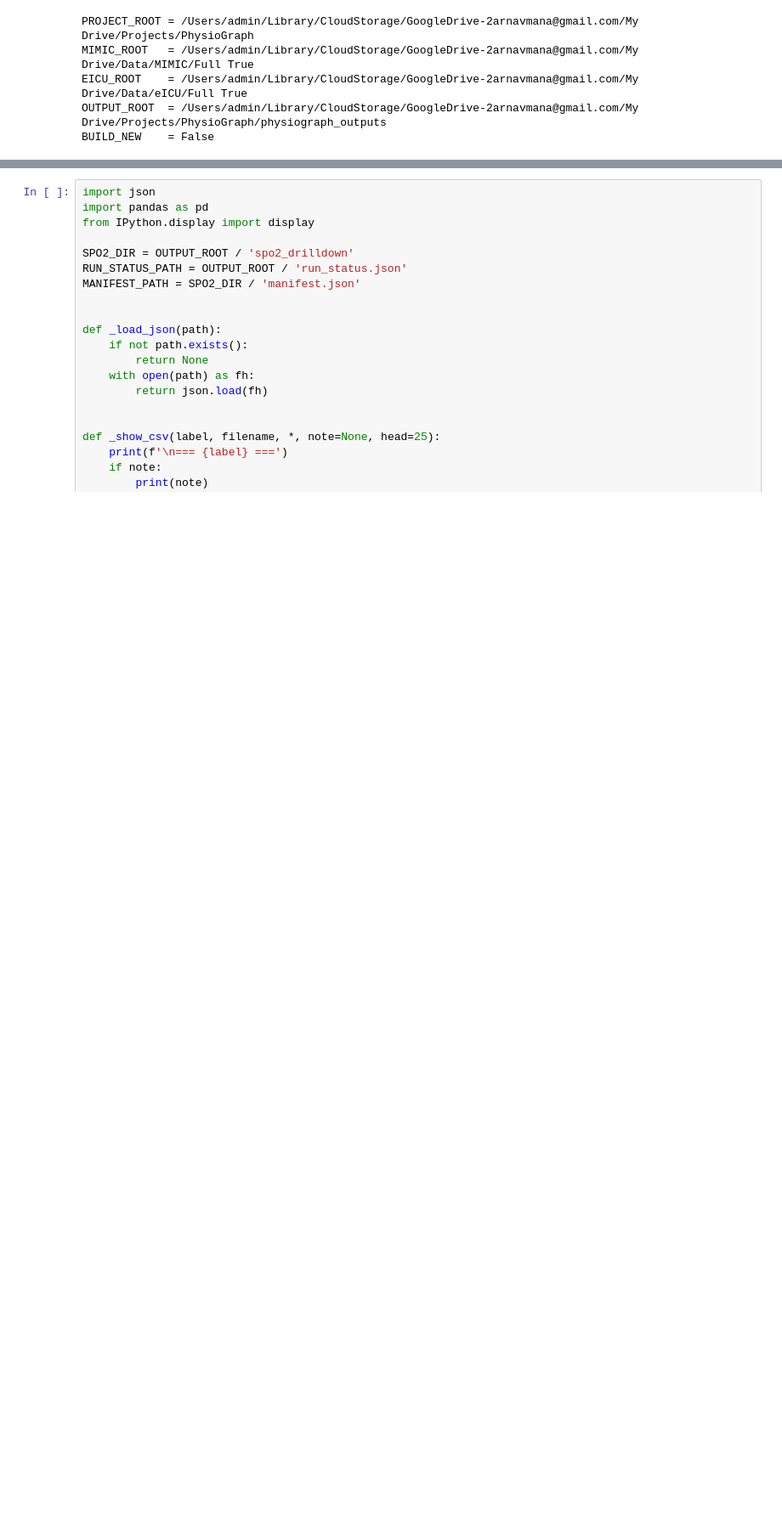
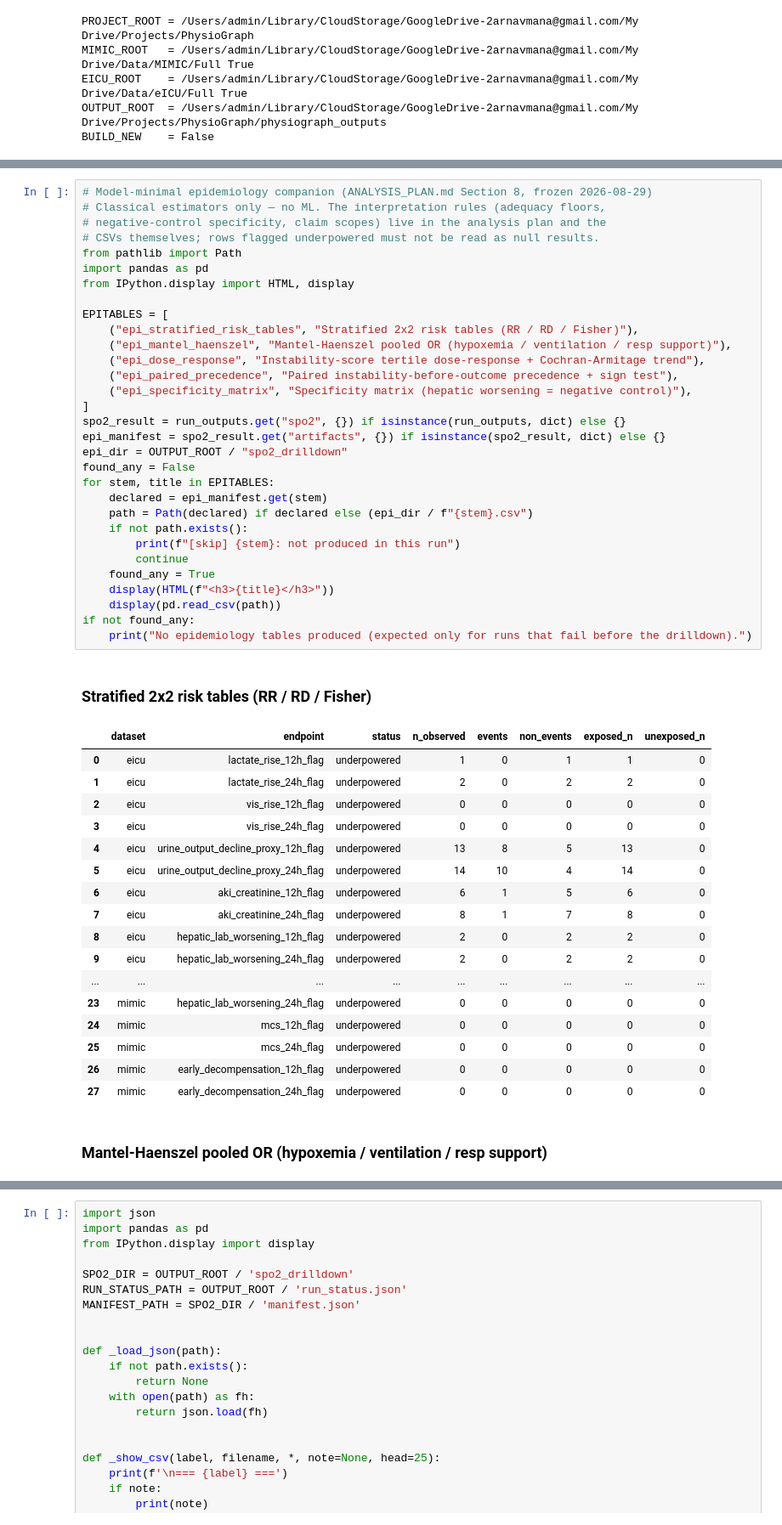
Before and after one commit to random-guy-05/PhysioGraph, a Jupyter notebook: PhysioGraph_Final_Clean.ipynb, the cells around one changed output, grey strips where cells are left out. Shown at 85% size. Drawn from its saved outputs; the diff is of its cells as text; blank space fills up the shorter version.

```diff
--- a/PhysioGraph_Final_Clean.ipynb
+++ b/PhysioGraph_Final_Clean.ipynb
@@ -165,3 +165,54 @@ findfont: Failed to find font weight normal, now using 500.
    'artifact_dir': '/Users/admin/Library/CloudStorage/GoogleDrive-2arnavmana@gmail.com/My Drive/Projects/PhysioGraph/physiograph_outputs/mimic'},
   'eicu': {'status': 'loaded_cached',
    'artifact_dir': '/Users/admin/Library/CloudStorage/GoogleDrive-2arnavmana@gmail.com/My Drive/Projects/PhysioGraph/physiograph_outputs/eicu'}}}
+# %%
+# Model-minimal epidemiology companion (ANALYSIS_PLAN.md Section 8, frozen 2026-08-29)
+# Classical estimators only — no ML. The interpretation rules (adequacy floors,
+# negative-control specificity, claim scopes) live in the analysis plan and the
+# CSVs themselves; rows flagged underpowered must not be read as null results.
+from pathlib import Path
+import pandas as pd
+from IPython.display import HTML, display
+
+EPITABLES = [
+    ("epi_stratified_risk_tables", "Stratified 2x2 risk tables (RR / RD / Fisher)"),
+    ("epi_mantel_haenszel", "Mantel-Haenszel pooled OR (hypoxemia / ventilation / resp support)"),
+    ("epi_dose_response", "Instability-score tertile dose-response + Cochran-Armitage trend"),
+    ("epi_paired_precedence", "Paired instability-before-outcome precedence + sign test"),
+    ("epi_specificity_matrix", "Specificity matrix (hepatic worsening = negative control)"),
+]
+spo2_result = run_outputs.get("spo2", {}) if isinstance(run_outputs, dict) else {}
+epi_manifest = spo2_result.get("artifacts", {}) if isinstance(spo2_result, dict) else {}
+epi_dir = OUTPUT_ROOT / "spo2_drilldown"
+found_any = False
+for stem, title in EPITABLES:
+    declared = epi_manifest.get(stem)
+    path = Path(declared) if declared else (epi_dir / f"{stem}.csv")
+    if not path.exists():
+        print(f"[skip] {stem}: not produced in this run")
+        continue
+    found_any = True
+    display(HTML(f"<h3>{title}</h3>"))
+    display(pd.read_csv(path))
+if not found_any:
+    print("No epidemiology tables produced (expected only for runs that fail before the drilldown).")
+# %% [output]
+Stratified 2x2 risk tables (RR / RD / Fisher)
+|  | dataset | endpoint | status | n_observed | events | non_events | exposed_n | unexposed_n |
+| 0 | eicu | lactate_rise_12h_flag | underpowered | 1 | 0 | 1 | 1 | 0 |
+| 1 | eicu | lactate_rise_24h_flag | underpowered | 2 | 0 | 2 | 2 | 0 |
+| 2 | eicu | vis_rise_12h_flag | underpowered | 0 | 0 | 0 | 0 | 0 |
+| 3 | eicu | vis_rise_24h_flag | underpowered | 0 | 0 | 0 | 0 | 0 |
+| 4 | eicu | urine_output_decline_proxy_12h_flag | underpowered | 13 | 8 | 5 | 13 | 0 |
+| 5 | eicu | urine_output_decline_proxy_24h_flag | underpowered | 14 | 10 | 4 | 14 | 0 |
+| 6 | eicu | aki_creatinine_12h_flag | underpowered | 6 | 1 | 5 | 6 | 0 |
+| 7 | eicu | aki_creatinine_24h_flag | underpowered | 8 | 1 | 7 | 8 | 0 |
+| 8 | eicu | hepatic_lab_worsening_12h_flag | underpowered | 2 | 0 | 2 | 2 | 0 |
+| 9 | eicu | hepatic_lab_worsening_24h_flag | underpowered | 2 | 0 | 2 | 2 | 0 |
+| ... | ... | ... | ... | ... | ... | ... | ... | ... |
+| 23 | mimic | hepatic_lab_worsening_24h_flag | underpowered | 0 | 0 | 0 | 0 | 0 |
+| 24 | mimic | mcs_12h_flag | underpowered | 0 | 0 | 0 | 0 | 0 |
+| 25 | mimic | mcs_24h_flag | underpowered | 0 | 0 | 0 | 0 | 0 |
+| 26 | mimic | early_decompensation_12h_flag | underpowered | 0 | 0 | 0 | 0 | 0 |
+| 27 | mimic | early_decompensation_24h_flag | underpowered | 0 | 0 | 0 | 0 | 0 |
+Mantel-Haenszel pooled OR (hypoxemia / ventilation / resp support)
```
Also changed, not shown: parts of 2 cells of this notebook.
